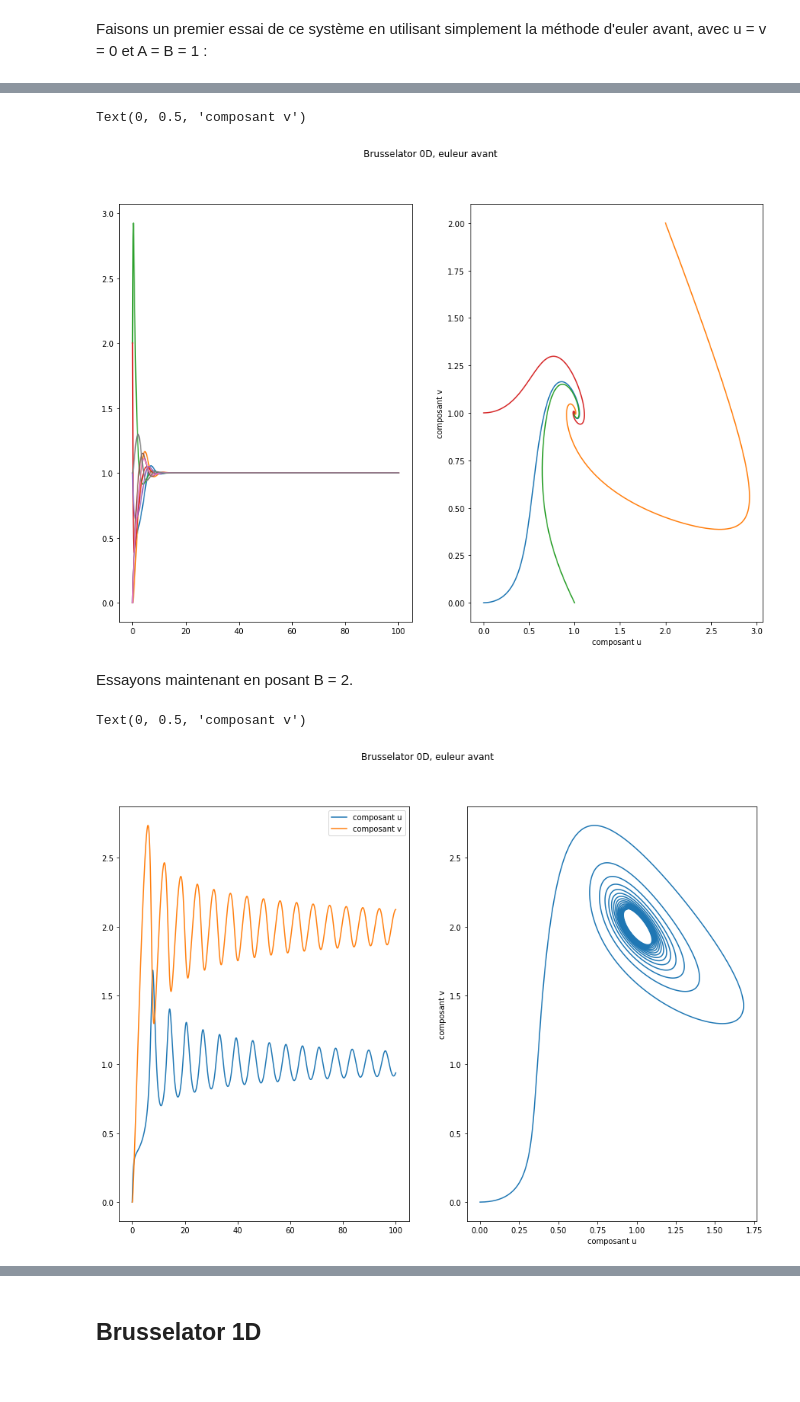
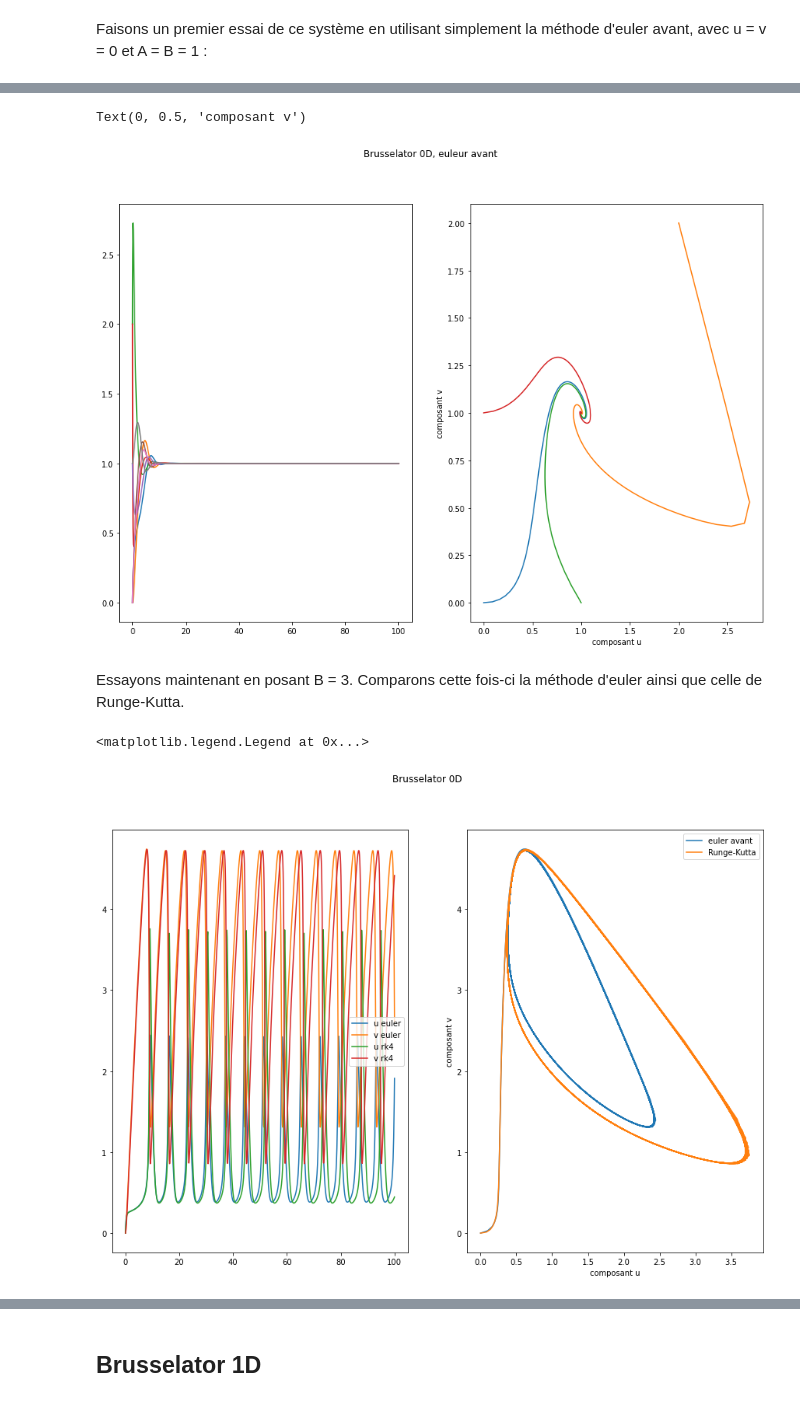
Before and after one commit to quent142/Projet-sim-num-Quentin-Jonathan, a Jupyter notebook: Notebook - Brusselator.ipynb, the cells around one changed output, grey strips where cells are left out. Drawn from its saved outputs; the diff is of its cells as text; code cells hidden in the pictures.

```diff
--- a/Notebook - Brusselator.ipynb
+++ b/Notebook - Brusselator.ipynb
@@ -30,13 +32,13 @@ def dvdt(u,v,A,B) :
     der_v = B*u - v*u**2
     return der_v
 
-def eul_av(A,B,u_0,v_0, t_f, h) :
+def eul_av(A,B,u_0,v_0, t_f, N) :
+    h = t_f/N
     u = [u_0]
     v = [v_0]
-    t = [0]
-    while t[-1] < t_f :
+    t = np.linspace(0,t_f,N+1)
+    for i in range(N) :
         u.append(u[-1] + h*dudt(u[-1],v[-1],A,B))
         v.append(v[-1] + h*dvdt(u[-1],v[-1],A,B))
-        t.append(t[-1] + h)
     return u,v,t
 # %%
@@ -61,8 +63,8 @@ On remarque bien un équilibre stable au point $p = (1,1)$. On peut d'ailleurs v
 # %%
-a,b,t = eul_av(1,1,0,0,100,0.01)
-c,d,t = eul_av(1,1,2,2,100,0.01)
-e,f,t = eul_av(1,1,1,0,100,0.01)
-g,h,t = eul_av(1,1,0,1,100,0.01)
+a,b,t = eul_av(1,1,0,0,100,1000)
+c,d,t = eul_av(1,1,2,2,100,1000)
+e,f,t = eul_av(1,1,1,0,100,1000)
+g,h,t = eul_av(1,1,0,1,100,1000)
 
 fig1 = plt.figure(figsize = (15,10))
 fig1.suptitle('Brusselator 0D, euleur avant')
@@ -85,23 +87,28 @@ plt.xlabel('composant u')
 plt.ylabel('composant v')
 # %% [output]
 Text(0, 0.5, 'composant v')
-[figure, old version]
+[figure, new version]
-# %% [markdown]
-Essayons maintenant en posant B = 2.
+# %% [markdown]
+Essayons maintenant en posant B = 3. Comparons cette fois-ci la méthode d'euler ainsi que celle de Runge-Kutta.
 # %%
-a,b,t = eul_av(1,2,0,0,100,0.01)
+a,b,t = eul_av(1,3,0,0,100,1000)
+c,d,t = rk4(1,3,0,0,100,1000)
 
 fig1 = plt.figure(figsize = (15,10))
-fig1.suptitle('Brusselator 0D, euleur avant')
+fig1.suptitle('Brusselator 0D')
 ax1 = fig1.add_subplot(121)
-ax1.plot(t,a,label = 'composant u')
-ax1.plot(t,b,label = 'composant v')
+ax1.plot(t,a,label = 'u euler')
+ax1.plot(t,b,label = 'v euler')
+ax1.plot(t,c,label = 'u rk4')
+ax1.plot(t,d,label = 'v rk4')
 plt.legend()
 
 ax2 = fig1.add_subplot(122)
-ax2.plot(a,b)
+ax2.plot(a,b, label = 'euler avant')
+ax2.plot(c,d, label = 'Runge-Kutta')
 plt.xlabel('composant u')
 plt.ylabel('composant v')
+plt.legend()
 # %% [output]
-Text(0, 0.5, 'composant v')
+<matplotlib.legend.Legend at 0x...>
-[figure, old version]
+[figure, new version]
```
Also changed, not shown: parts of 15 cells of this notebook.
